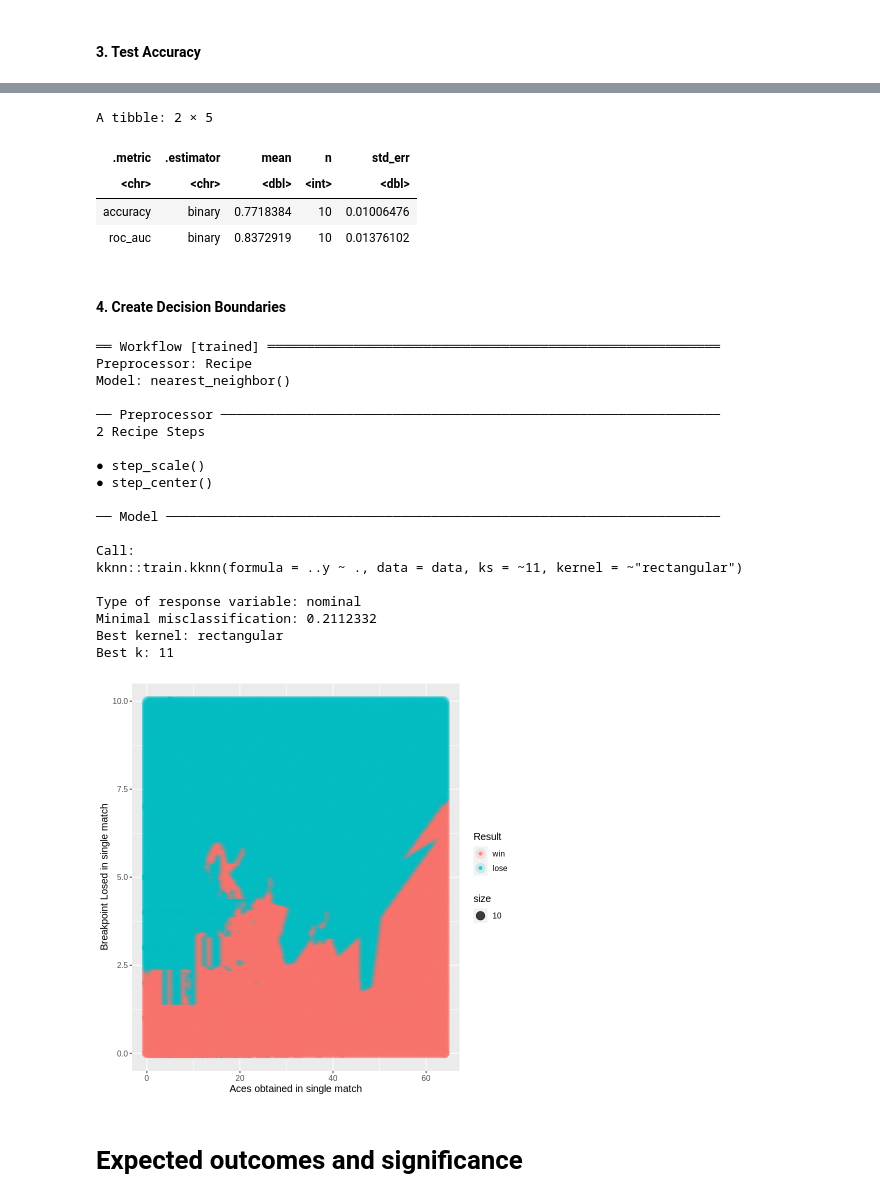
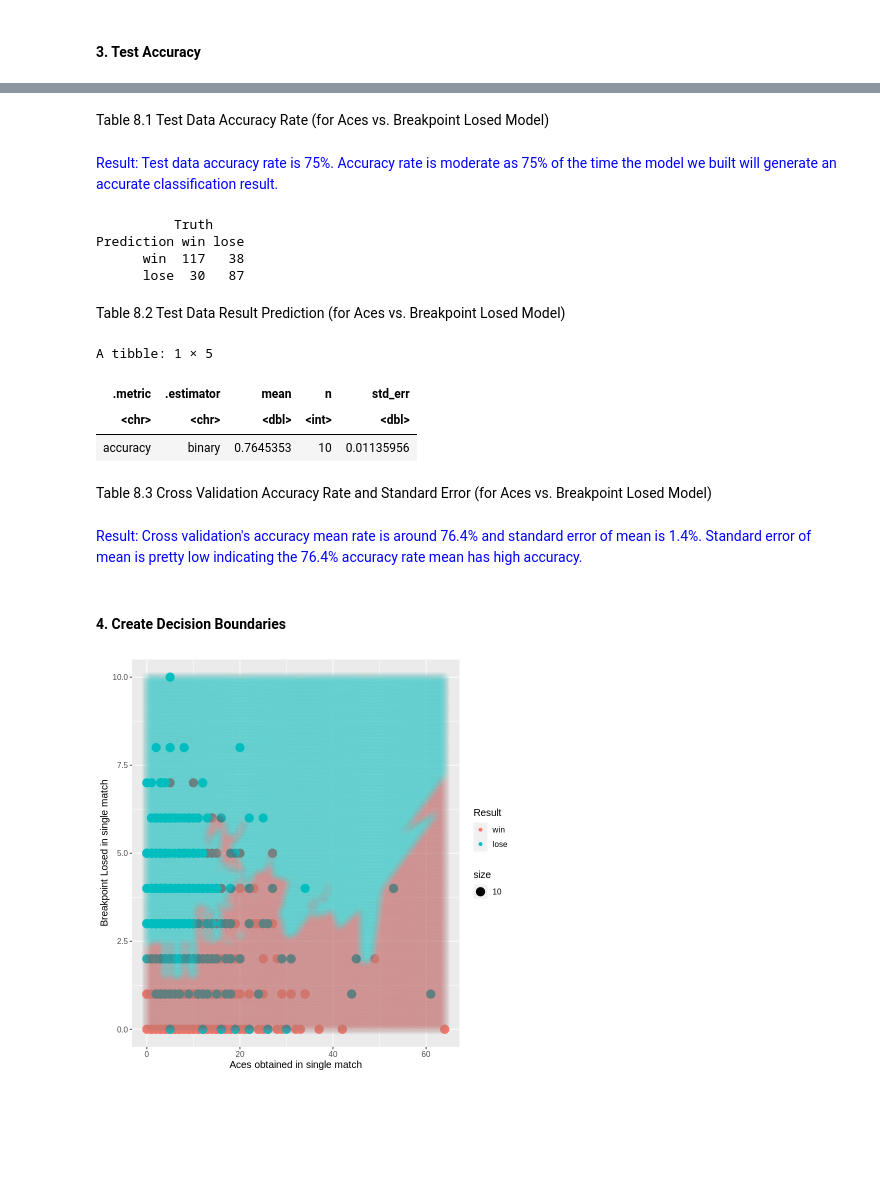
Before and after one commit to Hannah-900/Group_Project, a Jupyter notebook: Final Project Report.ipynb, the cells around one changed output, grey strips where cells are left out. Drawn from its saved outputs; the diff is of its cells as text; code cells hidden in the pictures; blank space fills up the shorter version.

```diff
--- a/Final Project Report.ipynb
+++ b/Final Project Report.ipynb
@@ -599,3 +608,19 @@ Prediction win lose
+# %% [markdown]
+Table 8.1 Test Data Accuracy Rate (for Aces vs. Breakpoint Losed Model)
+# %% [markdown]
+<span style="color: blue;">Result: Test data accuracy rate is 75%. Accuracy rate is moderate as 75% of the time the model we built will generate an accurate classification result.</span>
+# %%
+tennis_mat<- tennis_test_prediction2 %>%
+       conf_mat(truth = result, estimate = .pred_class)
+
+tennis_mat
+# %% [output]
+          Truth
+Prediction win lose
+      win  117   38
+      lose  30   87
+# %% [markdown]
+Table 8.2 Test Data Result Prediction (for Aces vs. Breakpoint Losed Model)
 # %%
 #Perform Cross Validation
 tennis_vfold <- vfold_cv(tennis_train, v = 10, strata = result)
@@ -603,15 +628,19 @@ tennis_resample_fit2 <- workflow() %>%
        add_recipe(tennis_recipe2) %>%
        add_model(tennis_model) %>%
        fit_resamples(resamples = tennis_vfold)
-tennis_metrics<-collect_metrics(tennis_resample_fit2)
+tennis_metrics<-collect_metrics(tennis_resample_fit2)%>%
+    filter(.metric=="accuracy")
 tennis_metrics
 ##high accuracy and low standard error
 # %% [output]
-A tibble: 2 × 5
+A tibble: 1 × 5
 | .metric | .estimator | mean | n | std_err |
 | <chr> | <chr> | <dbl> | <int> | <dbl> |
-| accuracy | binary | 0.7718384 | 10 | 0.01006476 |
-| roc_auc | binary | 0.8372919 | 10 | 0.01376102 |
+| accuracy | binary | 0.7645353 | 10 | 0.01135956 |
+# %% [markdown]
+Table 8.3 Cross Validation Accuracy Rate and Standard Error (for Aces vs. Breakpoint Losed Model)
+# %% [markdown]
+<span style="color: blue;"> Result: Cross validation's accuracy mean rate is around 76.4% and standard error of mean is 1.4%. Standard error of mean is pretty low indicating the 76.4% accuracy rate mean has high accuracy.</span>
 # %% [markdown]
 #### 4. Create Decision Boundaries
 # %%
@@ -627,7 +656,7 @@ tennis_workflow2<- workflow()%>%
     add_recipe(tennis_recipe2)
 
 tennis_fit<-fit(tennis_workflow2, data=tennis_train)
-tennis_fit
+
 
 # create the grid of area/smoothness vals, and arrange in a data frame
 are_grid <- seq(min(tennis_train$ace),
@@ -641,54 +670,33 @@ asgrid <- as_tibble(expand.grid(ace = are_grid,
 
 # # use the fit workflow to make predictions at the grid points
 knnPredGrid <- predict(tennis_fit, asgrid)
 
 # # bind the predictions as a new column with the grid points
 prediction_table <- bind_cols(knnPredGrid, asgrid) %>%
   rename(Class = .pred_class)
 
 # # plot:
 # # 1. the colored scatter of the original data
 # # 2. the faded colored scatter for the grid points
 wkflw_plot <-
   ggplot() +
   geom_point(data = tennis_train,
              mapping = aes(x = ace,
                            y = bpLosed,
                            color = result,
                            size = 10),
-             alpha = 0.75) +
+             alpha = 1) +
   geom_point(data = prediction_table,
              mapping = aes(x = ace,
                            y = bpLosed,
                            color = Class),
-             alpha = 0.15,
+             alpha = 0.01,
              size = 5) +
   labs(color = "Result",
        x = "Aces obtained in single match",
        y = "Breakpoint Losed in single match") +
   theme(text = element_text(size = 12))
 
 wkflw_plot
 # %% [output]
-══ Workflow [trained] ══════════════════════════════════════════════════════════
-Preprocessor: Recipe
-Model: nearest_neighbor()
-
-── Preprocessor ────────────────────────────────────────────────────────────────
-2 Recipe Steps
-
-● step_scale()
-● step_center()
-
-── Model ───────────────────────────────────────────────────────────────────────
-
-Call:
-kknn::train.kknn(formula = ..y ~ ., data = data, ks = ~11, kernel = ~"rectangular")
-
-Type of response variable: nominal
-Minimal misclassification: 0.2112332
-Best kernel: rectangular
-Best k: 11
-[figure, old version]
+[figure, new version]
-# %% [markdown]
-# Expected outcomes and significance #
```
Also changed, not shown: parts of 58 cells of this notebook, 1 other file.
